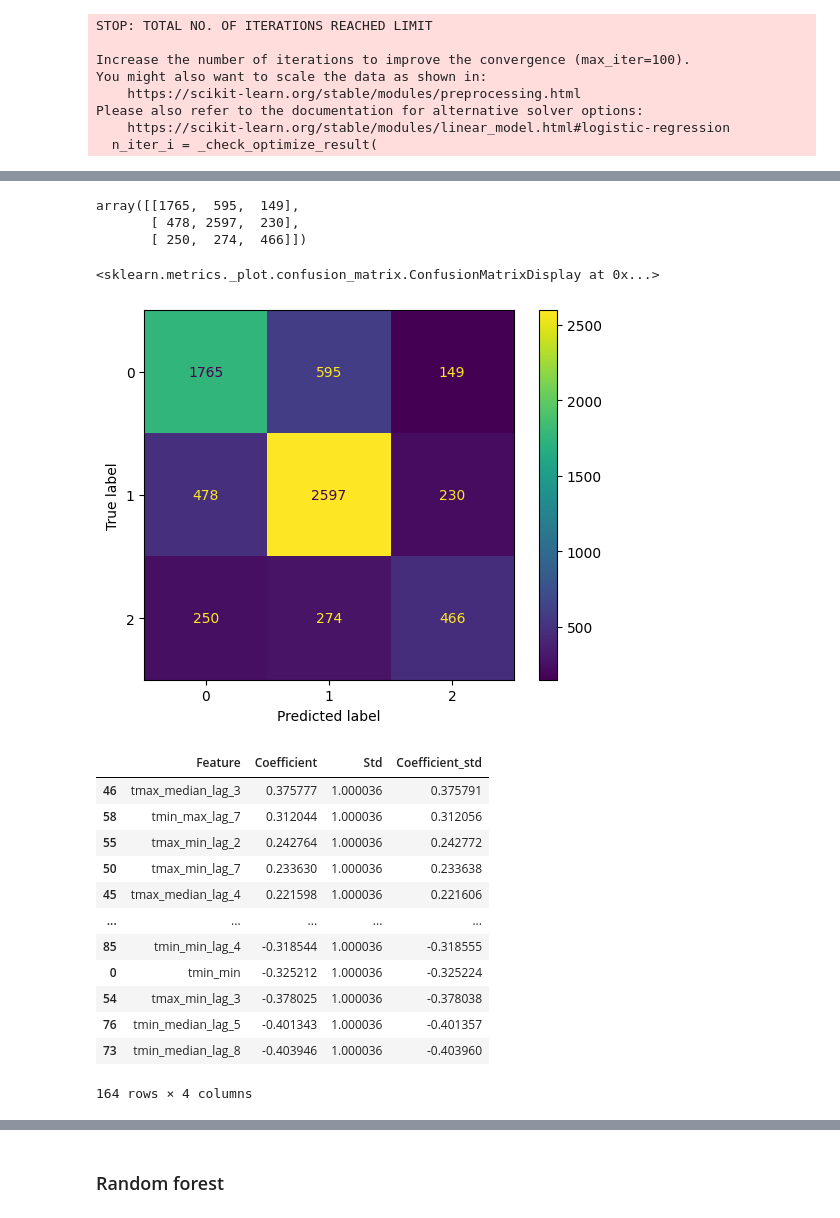
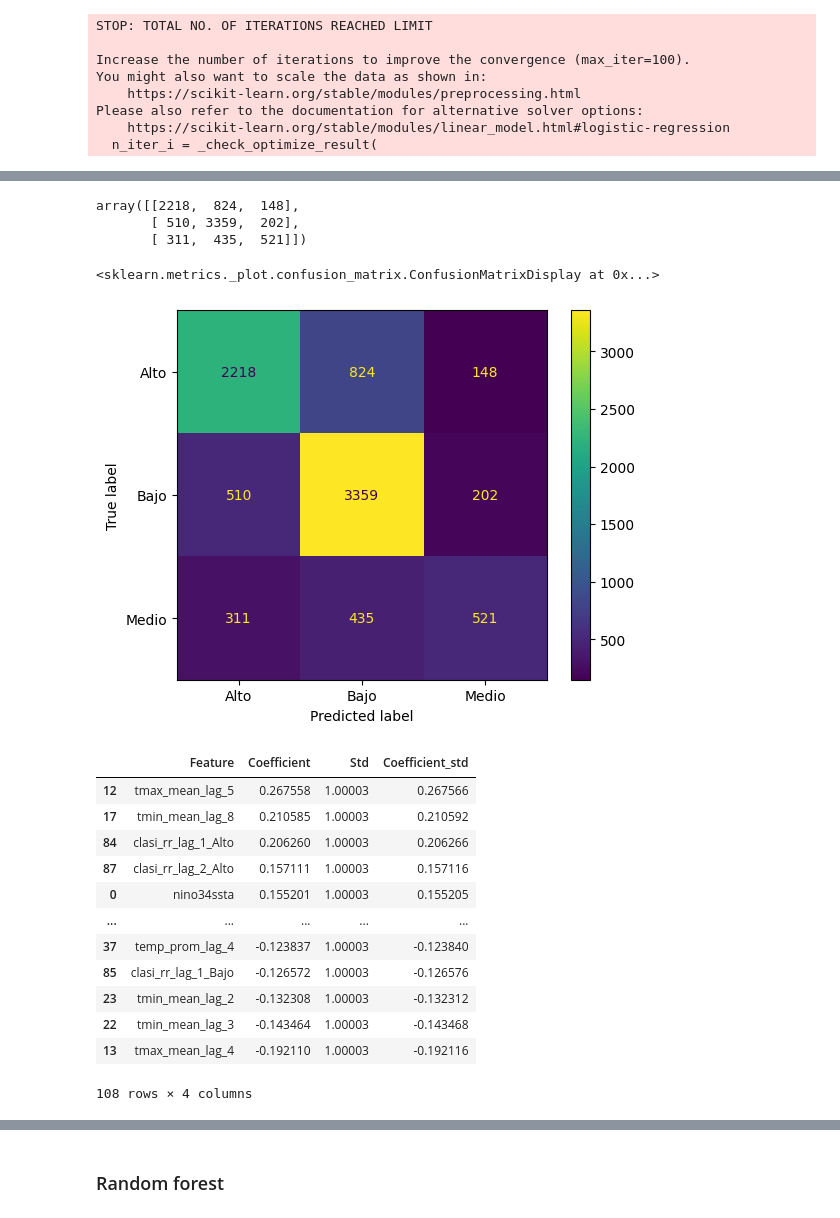
Before and after one commit to artisticlimon/dengue-model, a Jupyter notebook: models/baseline_rr_classi.ipynb, the cells around one changed output, grey strips where cells are left out. Saved outputs shown, nothing was run; the diff lists cells and outputs as text; code cells hidden in the pictures.

Commit message:
scripts ready for baseline models

```diff
--- a/models/baseline_rr_classi.ipynb
+++ b/models/baseline_rr_classi.ipynb
@@ -22,24 +30,41 @@ df.head()
 # %%
-# CHANGE THIS WHEN THE DATA IS OK, THIS IS BASICALLY A SIN TO GET THE MODEL TO WORK
 df.drop(columns=['casos'], inplace=True)
 df.drop(columns = ["rr"], inplace = True)
+df.drop(columns = ["clasi_rr_no_0"], inplace = True)
+df.drop(columns = ["tmax_mean"], inplace = True)
+df.drop(columns = ["tmin_mean"], inplace = True)
+df.drop(columns = ["temp_prom"], inplace = True)
+df.drop(columns = ["precip_total"], inplace = True)
+df.drop(columns = ["precip_max"], inplace = True)
+df.drop(columns = ["precip_min"], inplace = True)
+df.drop(columns = ["precip_median"], inplace = True)
+df.drop(columns = ["precip_mean"], inplace = True)
+df.drop(columns = ["ndvi"], inplace = True)
 # %%
 df.drop(columns = ["rr_lag_1"], inplace = True)
 df.drop(columns = ["casos_lag_1"], inplace = True)
+df.drop(columns = ["clasi_rr_no_0_lag_1"], inplace = True)
 df.drop(columns = ["rr_lag_2"], inplace = True)
 df.drop(columns = ["casos_lag_2"], inplace = True)
+df.drop(columns = ["clasi_rr_no_0_lag_2"], inplace = True)
 df.drop(columns = ["rr_lag_3"], inplace = True)
 df.drop(columns = ["casos_lag_3"], inplace = True)
+df.drop(columns = ["clasi_rr_no_0_lag_3"], inplace = True)
 df.drop(columns = ["rr_lag_4"], inplace = True)
 df.drop(columns = ["casos_lag_4"], inplace = True)
+df.drop(columns = ["clasi_rr_no_0_lag_4"], inplace = True)
 df.drop(columns = ["rr_lag_5"], inplace = True)
 df.drop(columns = ["casos_lag_5"], inplace = True)
+df.drop(columns = ["clasi_rr_no_0_lag_5"], inplace = True)
 df.drop(columns = ["rr_lag_6"], inplace = True)
 df.drop(columns = ["casos_lag_6"], inplace = True)
+df.drop(columns = ["clasi_rr_no_0_lag_6"], inplace = True)
 df.drop(columns = ["rr_lag_7"], inplace = True)
 df.drop(columns = ["casos_lag_7"], inplace = True)
+df.drop(columns = ["clasi_rr_no_0_lag_7"], inplace = True)
 df.drop(columns = ["rr_lag_8"], inplace = True)
 df.drop(columns = ["casos_lag_8"], inplace = True)
+df.drop(columns = ["clasi_rr_no_0_lag_8"], inplace = True)
 # %%
 df.shape
 # %% [output]
@@ -125,11 +184,12 @@ weighted avg       0.71      0.71      0.71      6804
 cnf_matrix_reg = confusion_matrix(y_test_for_reg, y_pred_reg)
 cnf_matrix_reg
 # %% [output]
-array([[1765,  595,  149],
-       [ 478, 2597,  230],
-       [ 250,  274,  466]])
+array([[2218,  824,  148],
+       [ 510, 3359,  202],
+       [ 311,  435,  521]])
 # %%
-ConfusionMatrixDisplay(confusion_matrix=cnf_matrix_reg).plot()
+clasi = ["Alto", "Bajo", "Medio"]
+ConfusionMatrixDisplay(confusion_matrix=cnf_matrix_reg, display_labels = clasi).plot()
 # %% [output]
 <sklearn.metrics._plot.confusion_matrix.ConfusionMatrixDisplay at 0x...>
-[figure, old version]
+[figure, new version]
@@ -148,18 +203,18 @@ coef_reg_sorted = coef_df.sort_values(by = "Coefficient_std", ascending=False)
 coef_reg_sorted
 # %% [output]
 |  | Feature | Coefficient | Std | Coefficient_std |
-| 46 | tmax_median_lag_3 | 0.375777 | 1.000036 | 0.375791 |
-| 58 | tmin_max_lag_7 | 0.312044 | 1.000036 | 0.312056 |
-| 55 | tmax_min_lag_2 | 0.242764 | 1.000036 | 0.242772 |
-| 50 | tmax_min_lag_7 | 0.233630 | 1.000036 | 0.233638 |
-| 45 | tmax_median_lag_4 | 0.221598 | 1.000036 | 0.221606 |
+| 12 | tmax_mean_lag_5 | 0.267558 | 1.00003 | 0.267566 |
+| 17 | tmin_mean_lag_8 | 0.210585 | 1.00003 | 0.210592 |
+| 84 | clasi_rr_lag_1_Alto | 0.206260 | 1.00003 | 0.206266 |
+| 87 | clasi_rr_lag_2_Alto | 0.157111 | 1.00003 | 0.157116 |
+| 0 | nino34ssta | 0.155201 | 1.00003 | 0.155205 |
 | ... | ... | ... | ... | ... |
-| 85 | tmin_min_lag_4 | -0.318544 | 1.000036 | -0.318555 |
-| 0 | tmin_min | -0.325212 | 1.000036 | -0.325224 |
-| 54 | tmax_min_lag_3 | -0.378025 | 1.000036 | -0.378038 |
-| 76 | tmin_median_lag_5 | -0.401343 | 1.000036 | -0.401357 |
-| 73 | tmin_median_lag_8 | -0.403946 | 1.000036 | -0.403960 |
+| 37 | temp_prom_lag_4 | -0.123837 | 1.00003 | -0.123840 |
+| 85 | clasi_rr_lag_1_Bajo | -0.126572 | 1.00003 | -0.126576 |
+| 23 | tmin_mean_lag_2 | -0.132308 | 1.00003 | -0.132312 |
+| 22 | tmin_mean_lag_3 | -0.143464 | 1.00003 | -0.143468 |
+| 13 | tmax_mean_lag_4 | -0.192110 | 1.00003 | -0.192116 |
-164 rows × 4 columns
+108 rows × 4 columns
 # %%
 fig, ax = plt.subplots(figsize=(10, 8))
 coef_reg_sorted = coef_df.sort_values(by = "Coefficient_std", ascending=True)
```
Also changed, not shown: parts of 52 cells of this notebook, 3 other files.
